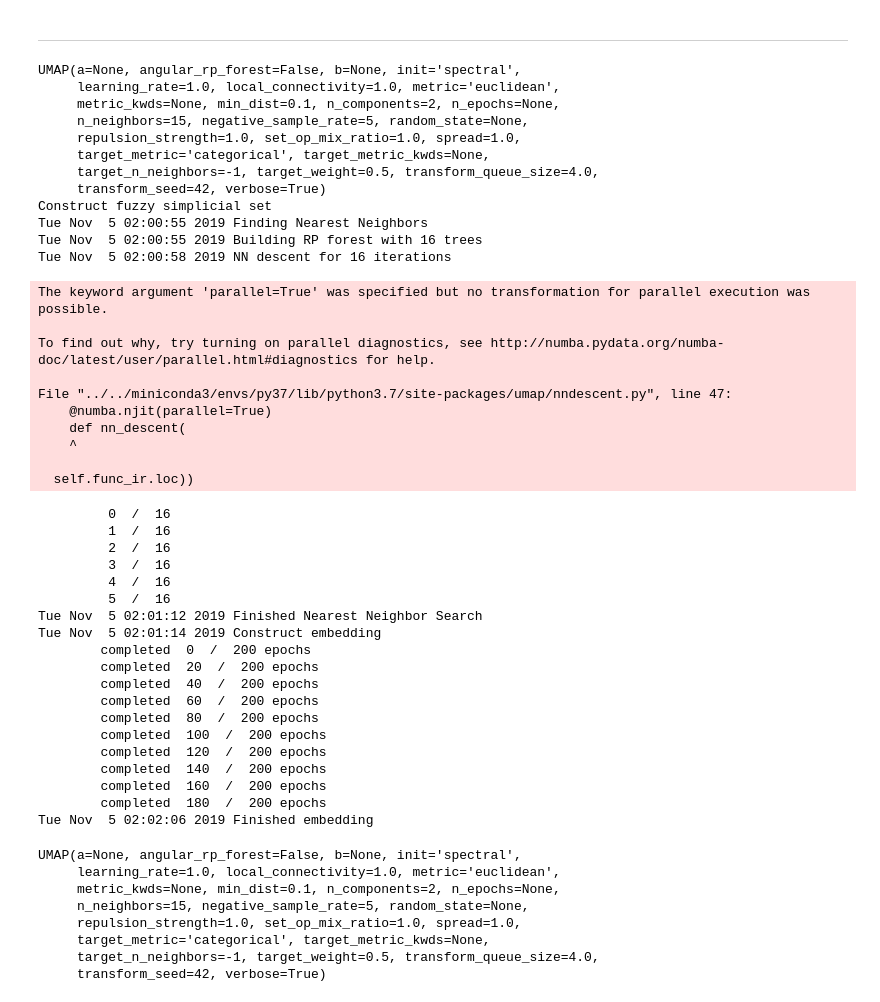
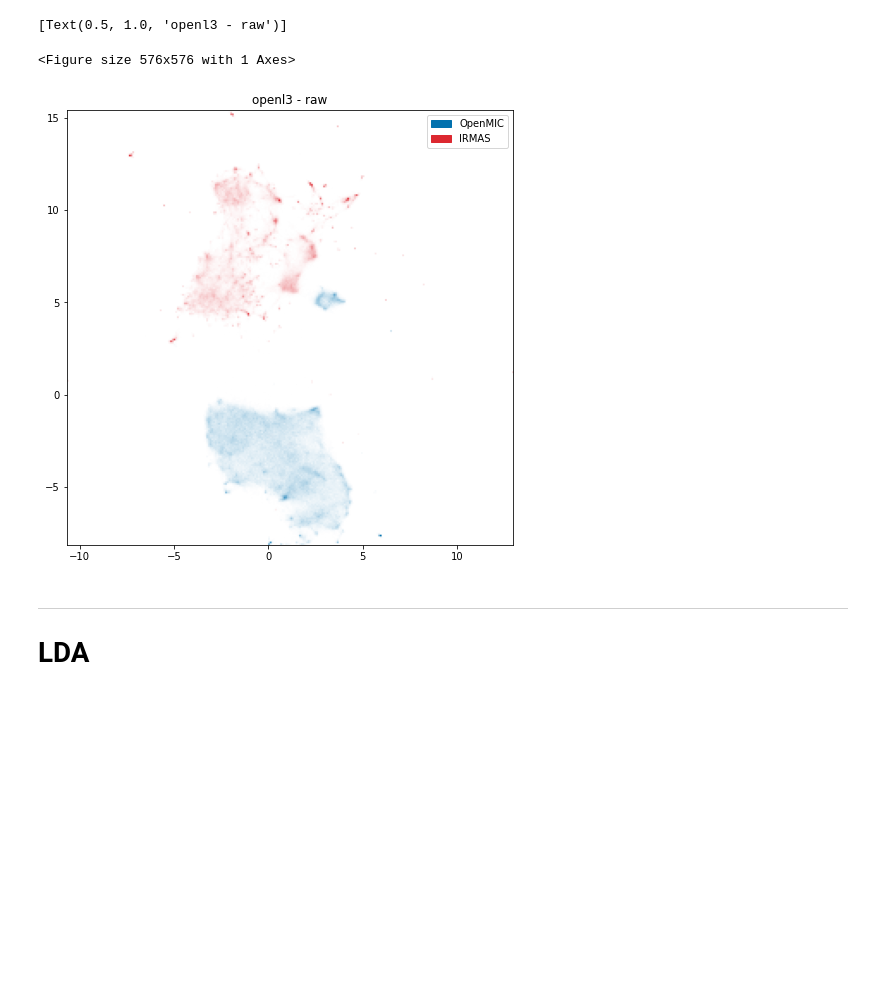
Before and after one commit to changhongw/audio-embedding-bias, a Jupyter notebook: Embedding viz.ipynb, the cells around one changed output. Saved outputs shown, nothing was run; the diff lists cells and outputs as text; code cells hidden in the pictures; blank space fills up the shorter version.

```diff
--- a/Embedding viz.ipynb
+++ b/Embedding viz.ipynb
@@ -58,0 +59,4 @@ X.shape, Y.shape
+# %%
+# Fit the UMAP embedding on a random sample of 50K vectors
+U.fit(X[np.random.choice(len(X), size=50000)])
+#U.fit(X)
@@ -59,2 +95,19 @@ X.shape, Y.shape
+# %%
+fig = plt.figure(figsize=(8, 8))
+ax = fig.add_subplot(1, 1, 1, projection='scatter_density')
+
+handles = []
+
+for c in [0, 1]:
+    ax.scatter_density(embedding[Y == c][:, 0], embedding[Y==c][:, 1], color=colors[c], dpi=50)
+    handles.append(mpatches.Patch(color=colors[c], label=data[c]))
+
+ax.legend(handles=handles)
+ax.set(title=f'{FEATURES} - raw')
+# %% [output]
+[Text(0.5, 1.0, 'openl3 - raw')]
+<Figure size 576x576 with 1 Axes>
+[figure, added]
 # %% [markdown]
 ---
+# LDA
@@ -63,52 +113,0 @@ U = umap.UMAP(verbose=True)
-# %%
-U.fit(np.take(X, np.random.randint(0, len(X), size=50000), axis=0))
-# %% [output]
-UMAP(a=None, angular_rp_forest=False, b=None, init='spectral',
-     learning_rate=1.0, local_connectivity=1.0, metric='euclidean',
-     metric_kwds=None, min_dist=0.1, n_components=2, n_epochs=None,
-     n_neighbors=15, negative_sample_rate=5, random_state=None,
-     repulsion_strength=1.0, set_op_mix_ratio=1.0, spread=1.0,
-     target_metric='categorical', target_metric_kwds=None,
-     target_n_neighbors=-1, target_weight=0.5, transform_queue_size=4.0,
-     transform_seed=42, verbose=True)
-Construct fuzzy simplicial set
-Tue Nov  5 02:00:55 2019 Finding Nearest Neighbors
-Tue Nov  5 02:00:55 2019 Building RP forest with 16 trees
-Tue Nov  5 02:00:58 2019 NN descent for 16 iterations
-The keyword argument 'parallel=True' was specified but no transformation for parallel execution was possible.
-
-To find out why, try turning on parallel diagnostics, see http://numba.pydata.org/numba-doc/latest/user/parallel.html#diagnostics for help.
-
-File "../../miniconda3/envs/py37/lib/python3.7/site-packages/umap/nndescent.py", line 47:
-    @numba.njit(parallel=True)
-    def nn_descent(
-    ^
-
-  self.func_ir.loc))
-         0  /  16
-         1  /  16
-         2  /  16
-         3  /  16
-         4  /  16
-         5  /  16
-Tue Nov  5 02:01:12 2019 Finished Nearest Neighbor Search
-Tue Nov  5 02:01:14 2019 Construct embedding
-        completed  0  /  200 epochs
-        completed  20  /  200 epochs
-        completed  40  /  200 epochs
-        completed  60  /  200 epochs
-        completed  80  /  200 epochs
-        completed  100  /  200 epochs
-        completed  120  /  200 epochs
-        completed  140  /  200 epochs
-        completed  160  /  200 epochs
-        completed  180  /  200 epochs
-Tue Nov  5 02:02:06 2019 Finished embedding
-UMAP(a=None, angular_rp_forest=False, b=None, init='spectral',
-     learning_rate=1.0, local_connectivity=1.0, metric='euclidean',
-     metric_kwds=None, min_dist=0.1, n_components=2, n_epochs=None,
-     n_neighbors=15, negative_sample_rate=5, random_state=None,
-     repulsion_strength=1.0, set_op_mix_ratio=1.0, spread=1.0,
-     target_metric='categorical', target_metric_kwds=None,
-     target_n_neighbors=-1, target_weight=0.5, transform_queue_size=4.0,
-     transform_seed=42, verbose=True)
```
Also changed, not shown: parts of 61 cells of this notebook, 1 other file.
